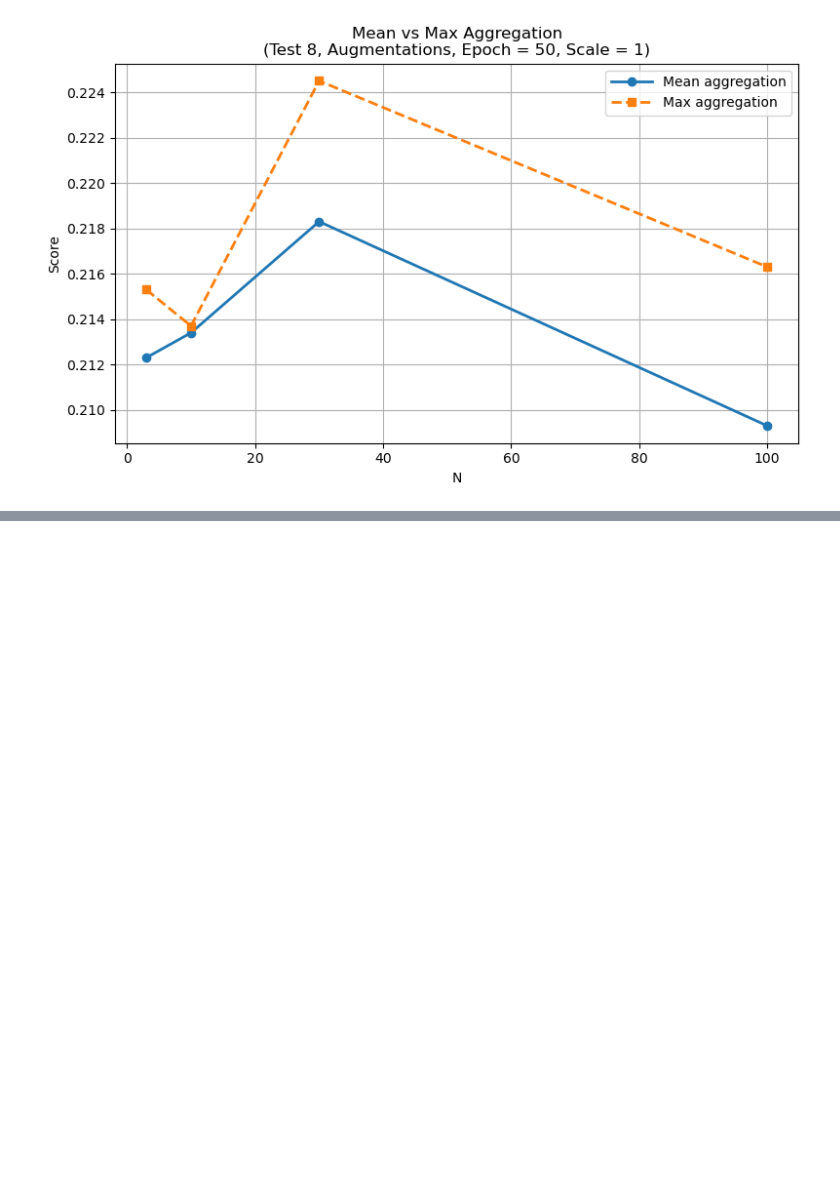
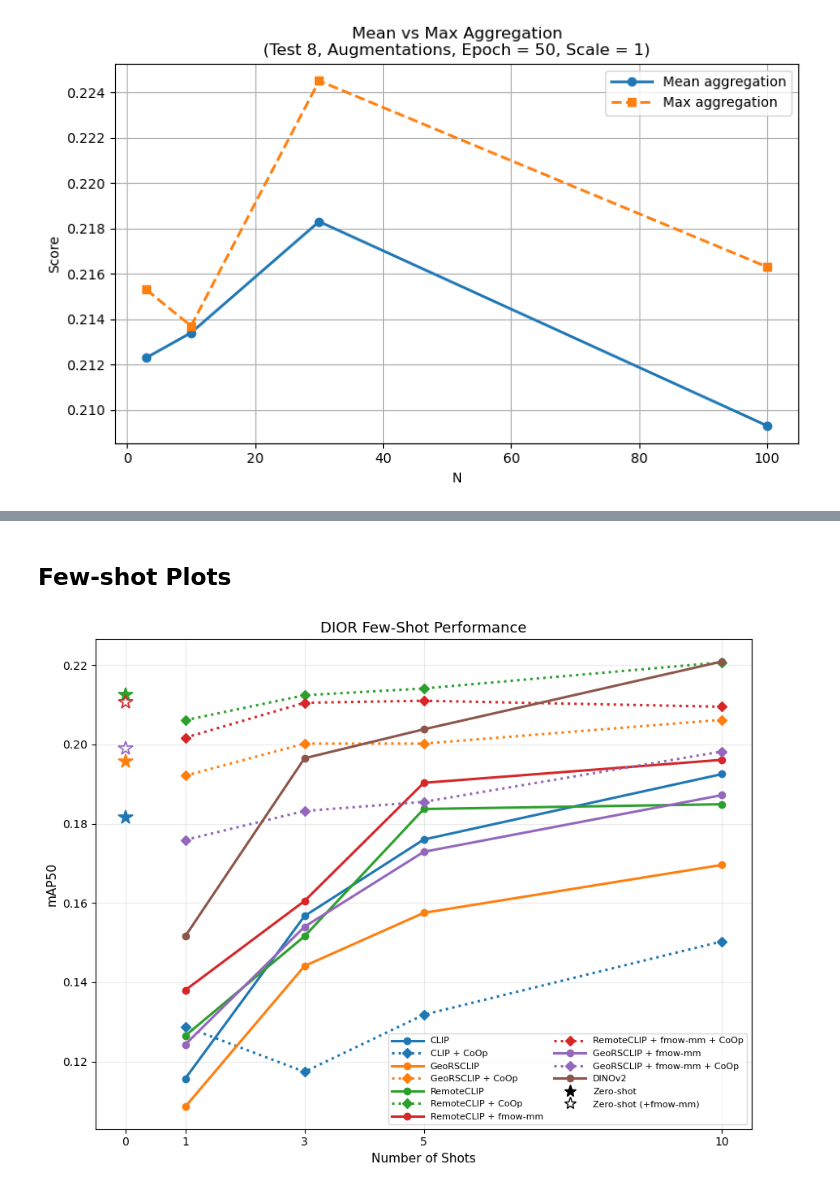
Before and after one commit to madelineloui/ovdsat, a Jupyter notebook: plots.ipynb, the cells around one changed output, grey strips where cells are left out. Cells and saved outputs as stored; diff of their text form; code cells hidden in the pictures; blank space fills up the shorter version.

```diff
--- a/plots.ipynb
+++ b/plots.ipynb
@@ -853,0 +513,2 @@ plt.show()
+# %% [markdown]
+## Few-shot Plots
@@ -853,0 +644,30 @@ plt.show()
+# %%
+# DIOR
+
+data = {
+    "CLIP": [0.1816, 0.1157, 0.1567, 0.1760, 0.1925],
+    "CLIP + CoOp": [None, 0.1288, 0.1174, 0.1318, 0.1503],
+
+    "OpenCLIP": [0.1816, 0.1131, 0.1592, 0.1689, 0.1879],
+
+    "GeoRSCLIP": [0.1956, 0.1086, 0.1441, 0.1575, 0.1696],
+    "GeoRSCLIP + CoOp": [None, 0.1921, 0.2002, 0.2002, 0.2062],
+
+    "RemoteCLIP": [0.2125, 0.1265, 0.1516, 0.1837, 0.1849],
+    "RemoteCLIP + CoOp": [None, 0.2061, 0.2124, 0.2141, 0.2207],
+
+    "RemoteCLIP + fmow-mm": [0.2107, 0.1380, 0.1605, 0.1903, 0.1961],
+    "RemoteCLIP + fmow-mm + CoOp": [None, 0.2017, 0.2105, 0.2110, 0.2095],
+
+    "GeoRSCLIP + fmow-mm": [0.1990, 0.1243, 0.1540, 0.1729, 0.1872],
+    "GeoRSCLIP + fmow-mm + CoOp": [None, 0.1759, 0.1832, 0.1855, 0.1982],
+
+    "DINOv2": [None, 0.1516, 0.1965, 0.2038, 0.2209],
+}
+
+
+title = "DIOR Few-Shot Performance"
+
+plot_fewshot(data, title)
+# %% [output]
+[figure, added]
```
Also changed, not shown: parts of 17 cells of this notebook, 5 other files.
